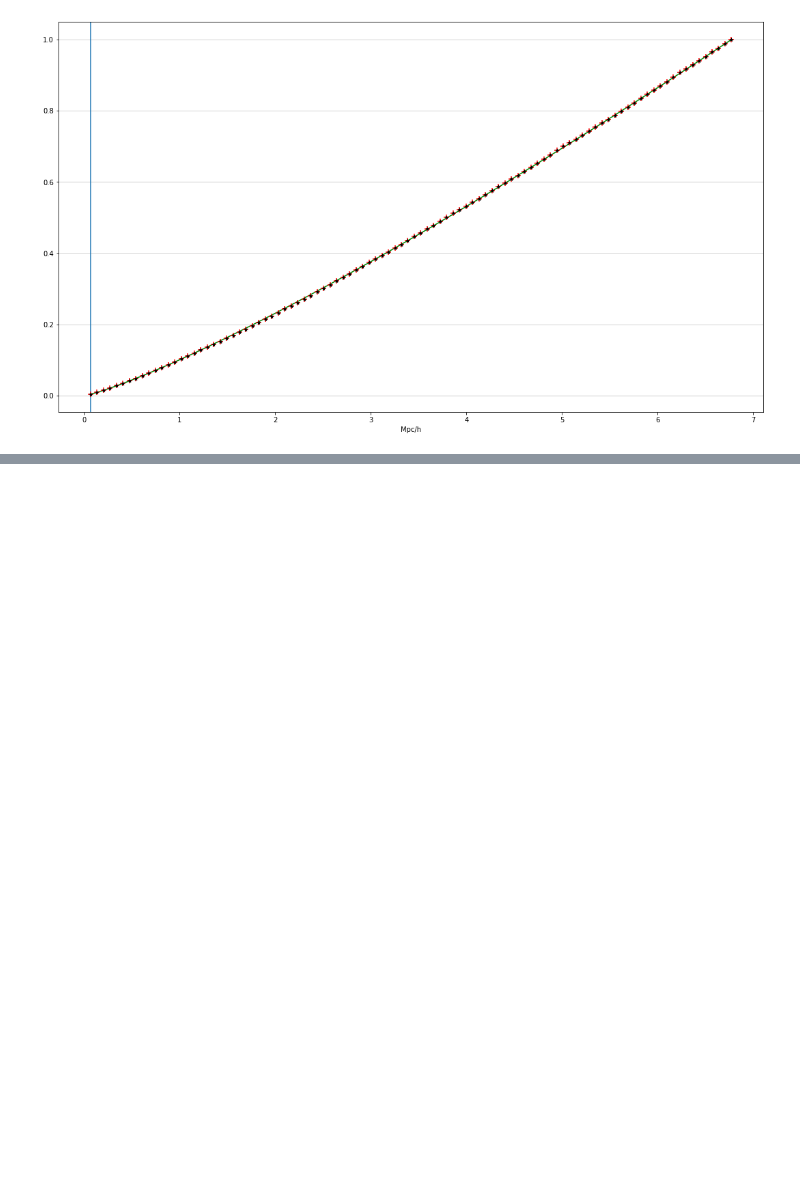
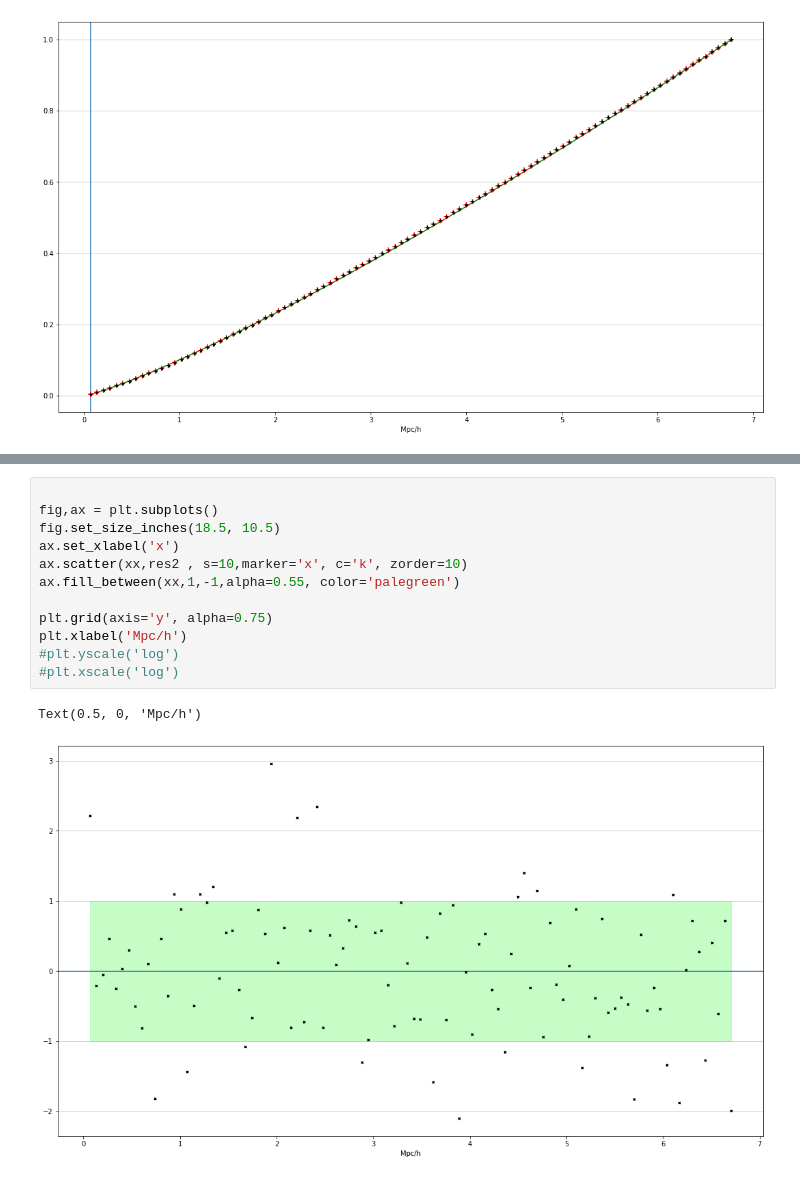
Before and after one commit to RCianca/DarkSirensStat, a Jupyter notebook: DSCatalogueCreator/DSIRE.ipynb, the cells around one changed output, grey strips where cells are left out. Cells and saved outputs as stored; diff of their text form; blank space fills up the shorter version.

```diff
--- a/DSCatalogueCreator/DSIRE.ipynb
+++ b/DSCatalogueCreator/DSIRE.ipynb
@@ -517 +461,16 @@ Text(0.5, 0, 'Mpc/h')
+# %%
+
+fig,ax = plt.subplots()
+fig.set_size_inches(18.5, 10.5)
+ax.set_xlabel('x')
+ax.scatter(xx,res2 , s=10,marker='x', c='k', zorder=10)
+ax.fill_between(xx,1,-1,alpha=0.55, color='palegreen')
+
+plt.grid(axis='y', alpha=0.75)
+plt.xlabel('Mpc/h')
+#plt.yscale('log')
+#plt.xscale('log')
+# %% [output]
+Text(0.5, 0, 'Mpc/h')
+[figure, added]
 # %%
```
Also changed, not shown: parts of 25 cells of this notebook, 1 other file.
